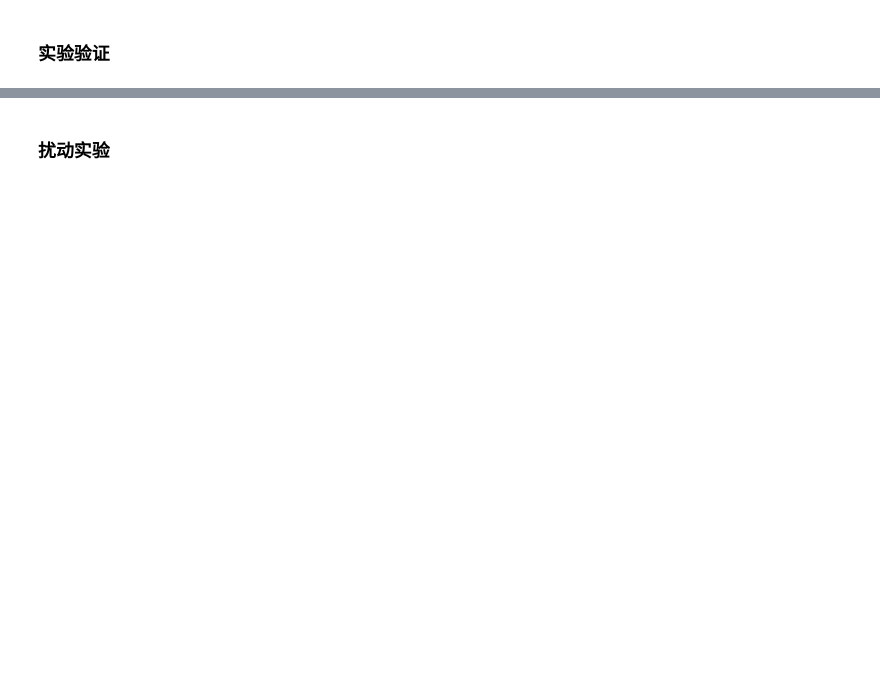
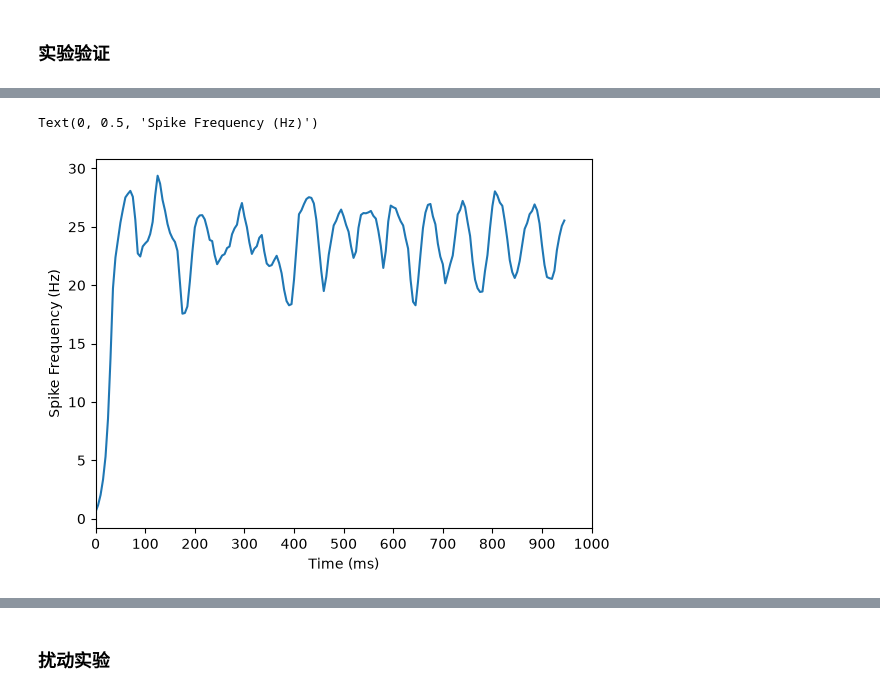
Before and after one commit to moraxborax/bio-project, a Jupyter notebook: Single Neuron.ipynb, the cells around one changed output, grey strips where cells are left out. Cells and saved outputs as stored; diff of their text form; code cells hidden in the pictures; blank space fills up the shorter version.

```diff
--- a/Single Neuron.ipynb
+++ b/Single Neuron.ipynb
@@ -13,6 +15,7 @@ ColorGray   =  ["#B4B4B4","#A4A4A4","#959595","#858585","#767676","#666666","#57
 # %% [markdown]
 ### 参数设置
 # %%
+
 N = 1000
 dt = 0.01 # ms
 Time = 1000.0 # ms
@@ -28,8 +31,10 @@ g_ampa = 2.0 # AMPA conductance, unit: nS
 tau_ampa = 2.0 # unit: ms
 V_E = 0.0 # unit: mV
 
-noise_freqs = np.arange(1.5,3.05,0.05) # kHz
-spike_freqs = np.zeros(len(noise_freqs))
+noise_freqs = np.arange(1.5,3.05,0.05, dtype=np.float32) # kHz
+spike_freqs = np.zeros(len(noise_freqs), dtype=np.float32)
+
+rng = np.random.default_rng()
 # %% [markdown]
 ### 响应函数
 # %%
@@ -135,0 +181,12 @@ Text(0, 0.5, 'Spike Frequency (Hz)')
+# %%
+# plt.plot(x, spike_freqs[0])
+# plt.plot(x, spike_freqs[1])
+# plt.plot(x, spike_freqs[2])
+plt.plot(x, spike_freqs[-1])
+plt.xlim([0,T])
+plt.xticks(np.arange(0, T+1, int(T/10)),np.arange(0,1001,100))
+plt.xlabel("Time (ms)")
+plt.ylabel("Spike Frequency (Hz)")
+# %% [output]
+Text(0, 0.5, 'Spike Frequency (Hz)')
+[figure, added]
```
Also changed, not shown: parts of 9 cells of this notebook, 7 other files.
